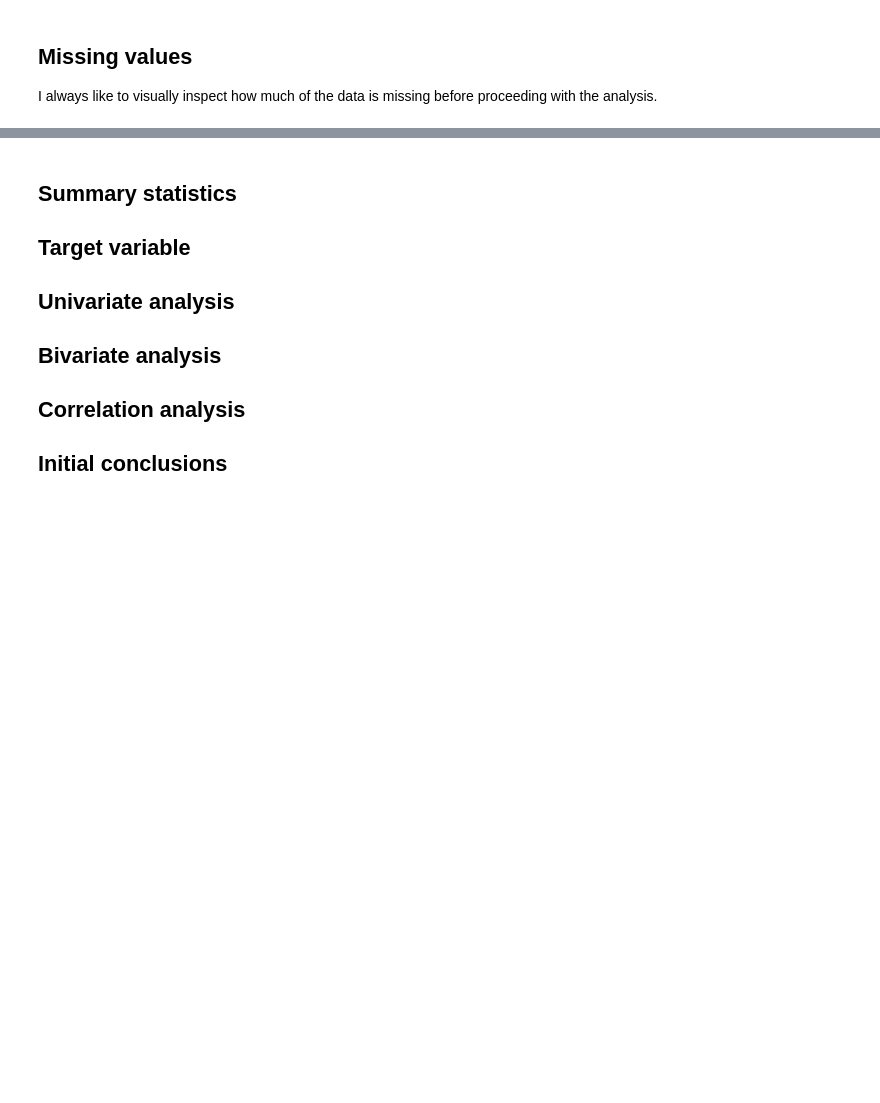
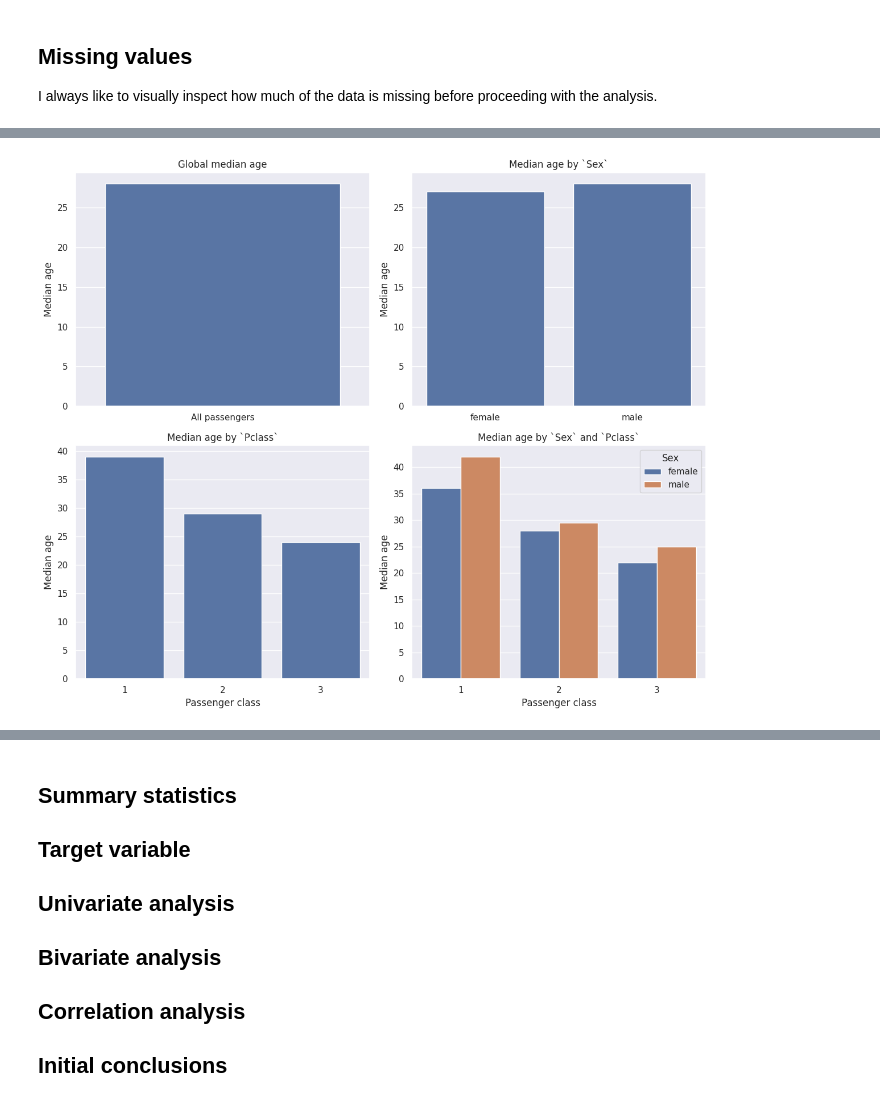
Before and after one commit to ianlopezdiaz/kaggle-titanic, a Jupyter notebook: 1_EDA.ipynb, the cells around one changed output, grey strips where cells are left out. Saved outputs shown, nothing was run; the diff lists cells and outputs as text; code cells hidden in the pictures; blank space fills up the shorter version.

```diff
--- a/1_EDA.ipynb
+++ b/1_EDA.ipynb
@@ -252,0 +283,78 @@ Text(0.5, 1.0, 'Missing values heatmap')
+# %%
+fig, axes = plt.subplots(2, 2, figsize=(12, 10))
+
+# Global median
+global_median = df_full["Age"].median()
+
+sns.barplot(
+    x=["All passengers"],
+    y=[global_median],
+    ax=axes[0, 0]
+)
+
+axes[0, 0].set_title("Global median age")
+axes[0, 0].set_ylabel("Median age")
+axes[0, 0].set_xlabel("")
+
+# Median by Sex
+median_by_sex = (
+    df_full
+    .groupby("Sex")["Age"]
+    .median()
+    .reset_index()
+)
+
+sns.barplot(
+    data=median_by_sex,
+    x="Sex",
+    y="Age",
+    ax=axes[0, 1]
+)
+
+axes[0, 1].set_title("Median age by `Sex`")
+axes[0, 1].set_ylabel("Median age")
+axes[0, 1].set_xlabel("")
+
+# Median by Pclass
+median_by_class = (
+    df_full
+    .groupby("Pclass")["Age"]
+    .median()
+    .reset_index()
+)
+
+sns.barplot(
+    data=median_by_class,
+    x="Pclass",
+    y="Age",
+    ax=axes[1, 0]
+)
+
+axes[1, 0].set_title("Median age by `Pclass`")
+axes[1, 0].set_ylabel("Median age")
+axes[1, 0].set_xlabel("Passenger class")
+
+# Median by Sex and Pclass
+median_by_group = (
+    df_full
+    .groupby(["Pclass", "Sex"])["Age"]
+    .median()
+    .reset_index()
+)
+
+sns.barplot(
+    data=median_by_group,
+    x="Pclass",
+    y="Age",
+    hue="Sex",
+    ax=axes[1, 1]
+)
+
+axes[1, 1].set_title("Median age by `Sex` and `Pclass`")
+axes[1, 1].set_ylabel("Median age")
+axes[1, 1].set_xlabel("Passenger class")
+
+plt.tight_layout()
+plt.show()
+# %% [output]
+[figure, added]
```
Also changed, not shown: parts of 25 cells of this notebook, 8 other files.
